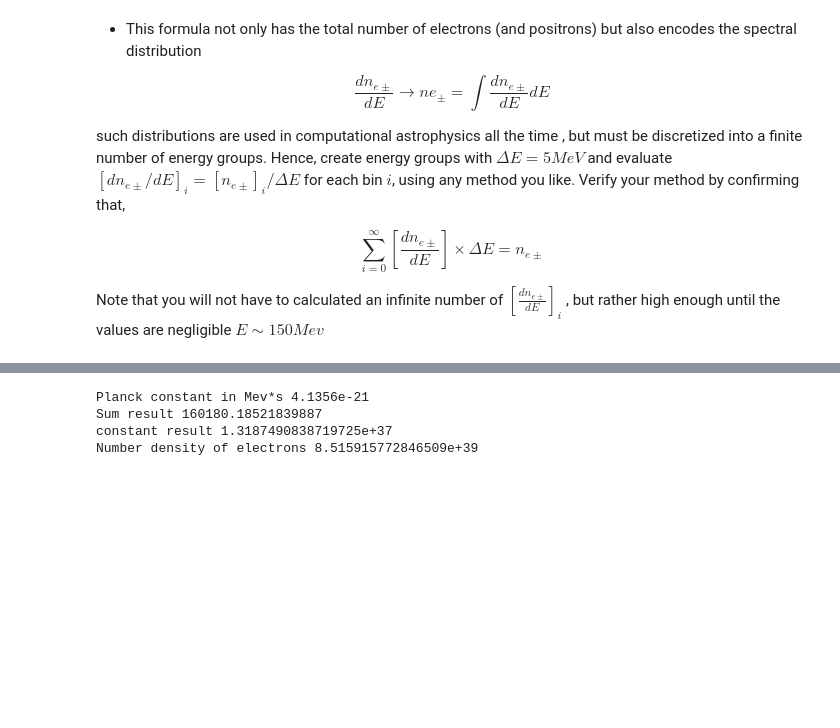
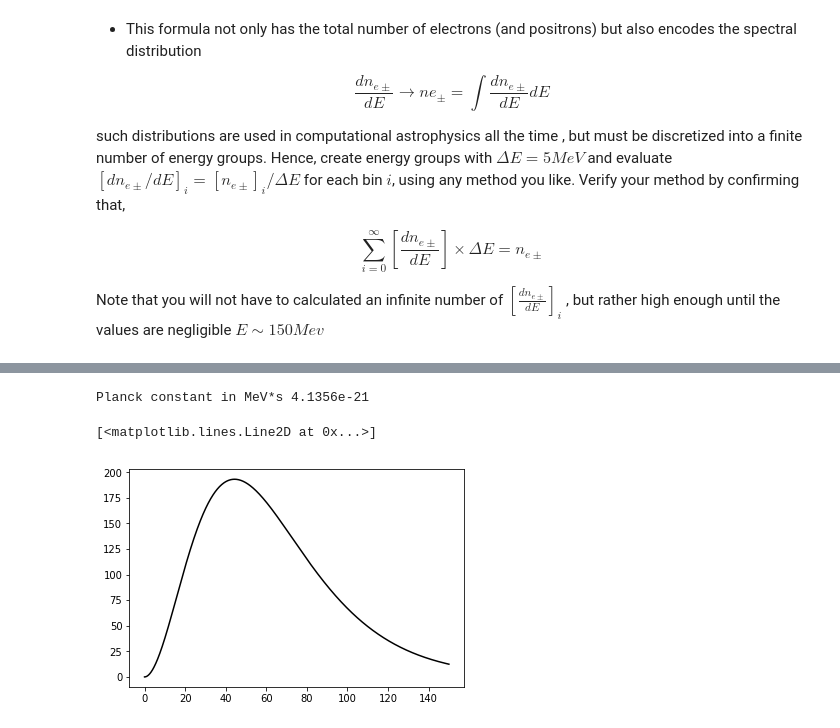
Before and after one commit to jomen93/Computational_Astrophysics, a Jupyter notebook: Exercise_3/Exercise_3.ipynb, the cells around one changed output, grey strips where cells are left out. Drawn from its saved outputs; the diff is of its cells as text; code cells hidden in the pictures; blank space fills up the shorter version.

```diff
--- a/Exercise_3/Exercise_3.ipynb
+++ b/Exercise_3/Exercise_3.ipynb
@@ -369,16 +392,16 @@ Note that you will not have to calculated an infinite number of $[\frac{dn_{e\pm
 # %%
-E =  np.linspace(0,150,30)
-dE = np.arange(0,150,5)
+Efin = 150; de =5
+e = np.linspace(0,150,1000)
+E = np.array([np.linspace(5*i,5*(i+1),100) for i in range(int(Efin/de))])
+dE = np.arange(5,Efin+de,de)
 h = 4.1356e-15*(1/1e6)
-print ("Planck constant in Mev*s",h)
+
+print ("Planck constant in MeV*s",h)
 def En(E):
     return (E**2)/(np.exp(beta*E)+1)
 
-print ("Sum result", sum(En(E)*dE))
-print ("constant result",(8*pi)/(h*c)**3)
-print ("Number density of electrons",(8.*pi)/(2.*pi*h*c)**3*sum(En(E)*dE))
+plt.plot(e,En(e),"k-")
 # %% [output]
-Planck constant in Mev*s 4.1356e-21
-Sum result 160180.18521839887
-constant result 1.3187490838719725e+37
-Number density of electrons 8.515915772846509e+39
+Planck constant in MeV*s 4.1356e-21
+[<matplotlib.lines.Line2D at 0x...>]
+[figure, added]
```
Also changed, not shown: parts of 6 cells of this notebook, 2 other files.
